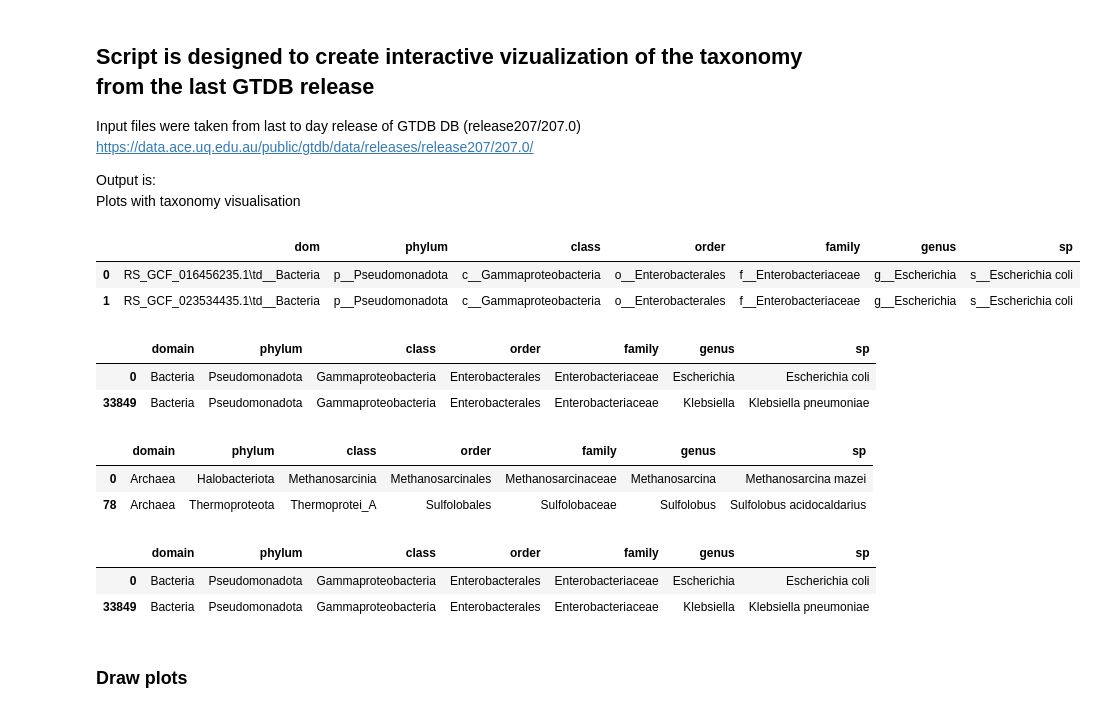
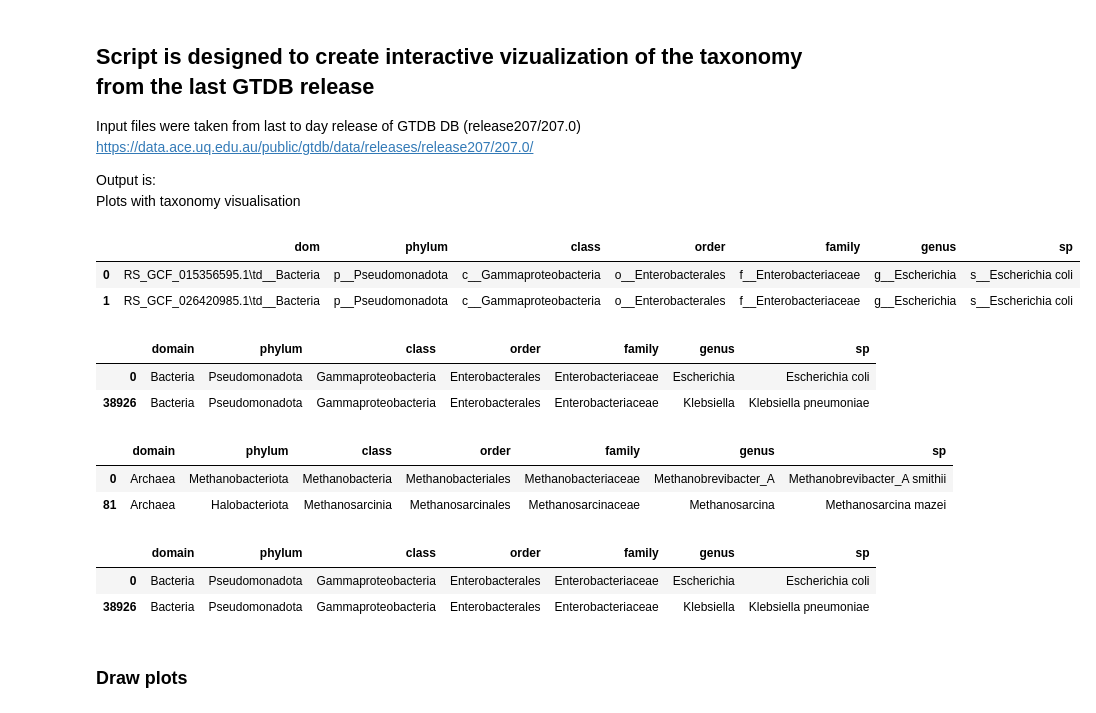
Before and after one commit to Chartiza/Microbiome, a Jupyter notebook: gtdb_vizualization/2022_gtdb_vizualization.ipynb, the cells around one changed output. Cells and saved outputs as stored; diff of their text form; code cells hidden in the pictures.

```diff
--- a/gtdb_vizualization/2022_gtdb_vizualization.ipynb
+++ b/gtdb_vizualization/2022_gtdb_vizualization.ipynb
@@ -17,21 +17,26 @@ import plotly.express as px
 # %%
 colnames = ['dom','phylum','class','order','family','genus','sp']
 
 # Read data for GTDB release 207
 #rel = 'release207'
 #bac = pd.read_csv('input/bac120_taxonomy_r207.tsv', sep=';', names=colnames, header=None)
 #arh = pd.read_csv('input/ar53_taxonomy_r207.tsv', sep=';', names=colnames, header=None)
 
 # Read data for GTDB release 214
 rel = 'release214'
 bac = pd.read_csv('input/bac120_taxonomy_r214.tsv', sep=';', names=colnames, header=None)
 arh = pd.read_csv('input/ar53_taxonomy_r214.tsv', sep=';', names=colnames, header=None)
 
+# Read data for GTDB release 220
+rel = 'release220'
+bac = pd.read_csv('input/bac120_taxonomy_r220.tsv', sep=';', names=colnames, header=None)
+arh = pd.read_csv('input/ar53_taxonomy_r220.tsv', sep=';', names=colnames, header=None)
+
 bac.head(2)
 # %% [output]
 |  | dom | phylum | class | order | family | genus | sp |
-| 0 | RS_GCF_016456235.1\td__Bacteria | p__Pseudomonadota | c__Gammaproteobacteria | o__Enterobacterales | f__Enterobacteriaceae | g__Escherichia | s__Escherichia coli |
-| 1 | RS_GCF_023534435.1\td__Bacteria | p__Pseudomonadota | c__Gammaproteobacteria | o__Enterobacterales | f__Enterobacteriaceae | g__Escherichia | s__Escherichia coli |
+| 0 | RS_GCF_015356595.1\td__Bacteria | p__Pseudomonadota | c__Gammaproteobacteria | o__Enterobacterales | f__Enterobacteriaceae | g__Escherichia | s__Escherichia coli |
+| 1 | RS_GCF_026420985.1\td__Bacteria | p__Pseudomonadota | c__Gammaproteobacteria | o__Enterobacterales | f__Enterobacteriaceae | g__Escherichia | s__Escherichia coli |
 # %%
 # modify bac120 table
 
@@ -49,7 +54,7 @@ bac.head(2)
 # %% [output]
 |  | domain | phylum | class | order | family | genus | sp |
 | 0 | Bacteria | Pseudomonadota | Gammaproteobacteria | Enterobacterales | Enterobacteriaceae | Escherichia | Escherichia coli |
-| 33849 | Bacteria | Pseudomonadota | Gammaproteobacteria | Enterobacterales | Enterobacteriaceae | Klebsiella | Klebsiella pneumoniae |
+| 38926 | Bacteria | Pseudomonadota | Gammaproteobacteria | Enterobacterales | Enterobacteriaceae | Klebsiella | Klebsiella pneumoniae |
 # %%
 # modify arch table
 
@@ -66,8 +71,8 @@ arh = arh.drop_duplicates()
 arh.head(2)
 # %% [output]
 |  | domain | phylum | class | order | family | genus | sp |
-| 0 | Archaea | Halobacteriota | Methanosarcinia | Methanosarcinales | Methanosarcinaceae | Methanosarcina | Methanosarcina mazei |
-| 78 | Archaea | Thermoproteota | Thermoprotei_A | Sulfolobales | Sulfolobaceae | Sulfolobus | Sulfolobus acidocaldarius |
+| 0 | Archaea | Methanobacteriota | Methanobacteria | Methanobacteriales | Methanobacteriaceae | Methanobrevibacter_A | Methanobrevibacter_A smithii |
+| 81 | Archaea | Halobacteriota | Methanosarcinia | Methanosarcinales | Methanosarcinaceae | Methanosarcina | Methanosarcina mazei |
 # %%
 frames = [bac,arh]
 gtdb = pd.concat(frames)
@@ -76,7 +81,7 @@ gtdb.head(2)
 # %% [output]
 |  | domain | phylum | class | order | family | genus | sp |
 | 0 | Bacteria | Pseudomonadota | Gammaproteobacteria | Enterobacterales | Enterobacteriaceae | Escherichia | Escherichia coli |
-| 33849 | Bacteria | Pseudomonadota | Gammaproteobacteria | Enterobacterales | Enterobacteriaceae | Klebsiella | Klebsiella pneumoniae |
+| 38926 | Bacteria | Pseudomonadota | Gammaproteobacteria | Enterobacterales | Enterobacteriaceae | Klebsiella | Klebsiella pneumoniae |
 # %% [markdown]
 ### Draw plots
 # %%
```
Also changed, not shown: 12 other files.
